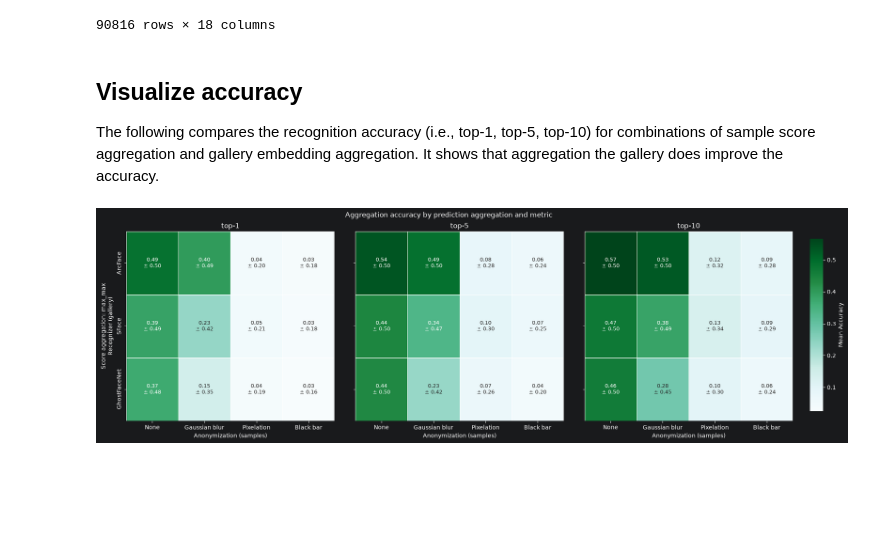
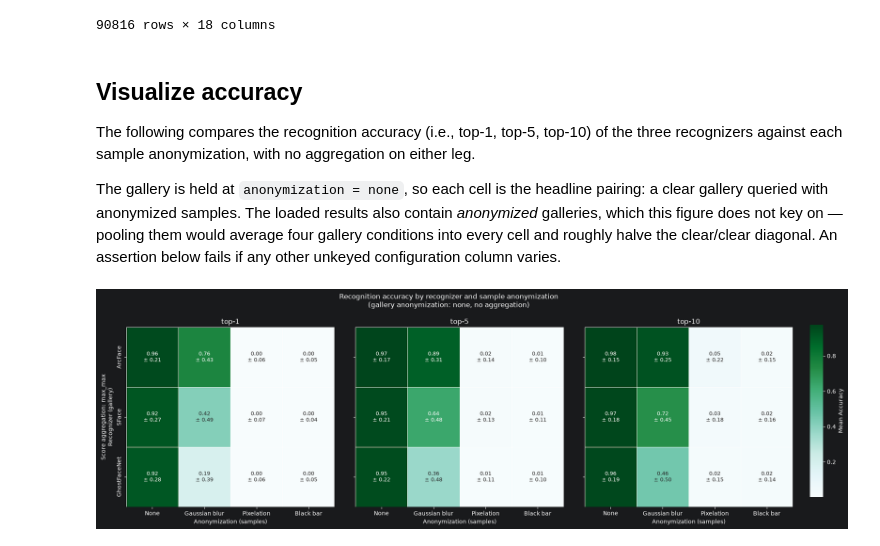
Before and after one commit to wagpa/meles, a Jupyter notebook: src/notebooks/05_experiment_embedding_compariosn.ipynb, the cells around one changed output. Cells and saved outputs as stored; diff of their text form; code cells hidden in the pictures; blank space fills up the shorter version.

Commit message:
add embedding comparison

```diff
--- a/src/notebooks/05_experiment_embedding_compariosn.ipynb
+++ b/src/notebooks/05_experiment_embedding_compariosn.ipynb
@@ -39,9 +39,17 @@ EXPERIMENT_DATA
 # %% [markdown]
 ## Visualize accuracy
 
-The following compares the recognition accuracy (i.e., top-1, top-5, top-10) for combinations of sample score aggregation and gallery embedding aggregation. It shows that aggregation the gallery does improve the accuracy.
+The following compares the recognition accuracy (i.e., top-1, top-5, top-10) of the three recognizers
+against each sample anonymization, with no aggregation on either leg.
+
+The gallery is held at `anonymization = none`, so each cell is the headline pairing: a clear gallery
+queried with anonymized samples. The loaded results also contain *anonymized* galleries, which this
+figure does not key on — pooling them would average four gallery conditions into every cell and roughly
+halve the clear/clear diagonal. An assertion below fails if any other unkeyed configuration column varies.
 # %%
-# Rename labels once, on the full dataset
+# Rename labels once, on the full dataset. Both legs' recognizers are renamed, so that the
+# pairing check below compares like with like.
+RECOGNIZER_LABELS = {"sface": "SFace", "arcface": "ArcFace", "ghostfacenet": "GhostFaceNet"}
 data = EXPERIMENT_DATA.replace(
     {
         "samples_frame_anonymization": {
@@ -50,17 +58,32 @@ data = EXPERIMENT_DATA.replace(
             "blackbar": "Black bar",
             "pixelation": "Pixelation",
         },
-        "gallery_frame_embedding": {
-            "sface": "SFace",
-            "arcface": "ArcFace",
-            "ghostfacenet": "GhostFaceNet",
-        },
+        "gallery_frame_embedding": RECOGNIZER_LABELS,
+        "samples_frame_embedding": RECOGNIZER_LABELS,
     }
 )
+
+# The headline pairing: what the attacker holds is clear, what they observe is anonymized.
+# These results also contain anonymized galleries, and the plot does not key on them, so
+# without this filter every cell would be a mean over all four gallery conditions --
+# ArcFace clear/clear reads 0.49 pooled against 0.96 on a clear gallery.
+GALLERY_ANONYMIZATION = "none"
+data = data[data["gallery_frame_anonymization"] == GALLERY_ANONYMIZATION]
 
 # One column per metric, one row per score aggregation
 metrics = ["top-1", "top-5", "top-10"]
 score_aggs = data["score_aggregation"].unique()  # or a fixed list, e.g. ["max_mean", ...]
+
+# Guard against pooling a dimension again: every configuration column the plot does not key
+# on must be constant, or its cells average over conditions the figure never names. The two
+# legs' recognizers are checked as a pair, since the index names one recognizer for both.
+KEYED = {"gallery_frame_embedding", "samples_frame_embedding", "samples_frame_anonymization", "score_aggregation"}
+config_columns = [c for c in data.columns if c.startswith(("gallery_", "samples_"))] + ["score_aggregation", "pipeline"]
+assert (data["gallery_frame_embedding"] == data["samples_frame_embedding"]).all(), (
+    "the legs use different recognizers, so the index no longer names one recognizer"
+)
+pooled = {c: sorted(data[c].unique()) for c in config_columns if c not in KEYED and data[c].nunique() > 1}
+assert not pooled, f"unkeyed columns vary, so each cell pools them: {pooled}"
 
 # Shared ordering across all panels (based on one reference metric)
 ORDER_METRIC = "top-1"
@@ -119,33 +142,37 @@ cbar_ax = fig.add_axes([0.92, 0.15, 0.015, 0.7])  # one colorbar for all panels
 for r, s in enumerate(score_aggs):
     for c, m in enumerate(metrics):
         ax = axes[r, c]
         first = r == 0 and c == 0
         sns.heatmap(
             pivots[(m, s)],
             ax=ax,
             annot=make_labels(pivots[(m, s)], spreads[(m, s)]),
             fmt="",
             annot_kws={"fontsize": 9},
             #annot=True,
             #fmt=".3f",
             cmap="BuGn",
             vmin=vmin,
             vmax=vmax,
             linewidths=0.5,
             linecolor="w",
             cbar=first,
             cbar_ax=cbar_ax if first else None,
             cbar_kws={"label": "Mean Accuracy"},
         )
         # Column titles (metric) on top row only
         ax.set_title(m if r == 0 else "")
         # x-label on bottom row only
         ax.set_xlabel("Anonymization (samples)" if r == len(score_aggs) - 1 else "")
         # Row label (score aggregation) on first column only
         ax.set_ylabel(f"Score aggregation: {s}\nRecognizer (gallery)" if c == 0 else "")
 
-fig.suptitle("Aggregation accuracy by prediction aggregation and metric", y=0.96)
-fig.subplots_adjust(right=0.9, top=0.88, wspace=0.1, hspace=0.1)
+fig.suptitle(
+    "Recognition accuracy by recognizer and sample anonymization\n"
+    f"(gallery anonymization: {GALLERY_ANONYMIZATION}, no aggregation)",
+    y=0.98,
+)
+fig.subplots_adjust(right=0.9, top=0.84, wspace=0.1, hspace=0.1)
 plt.show()
 # %% [output]
-[figure, old version]
+[figure, new version]
```
